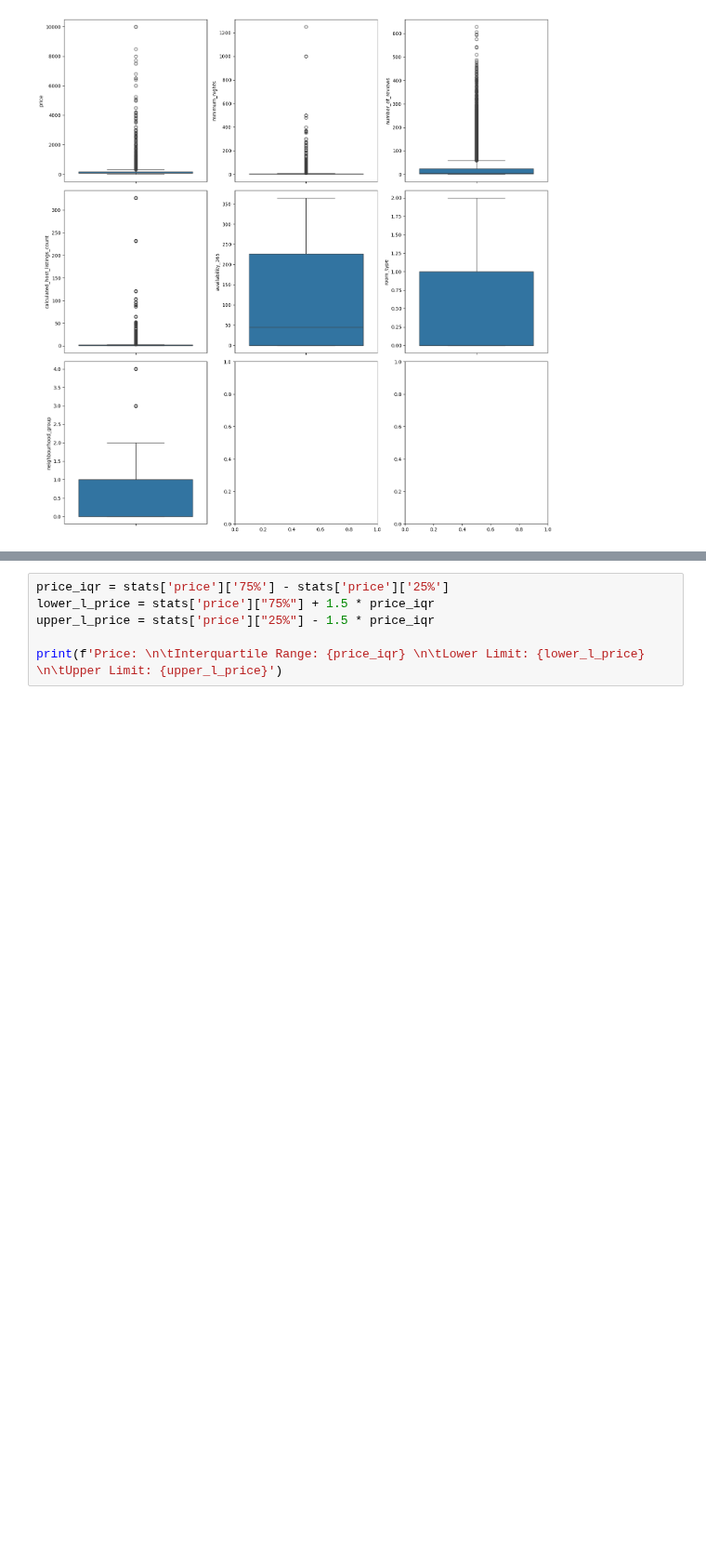
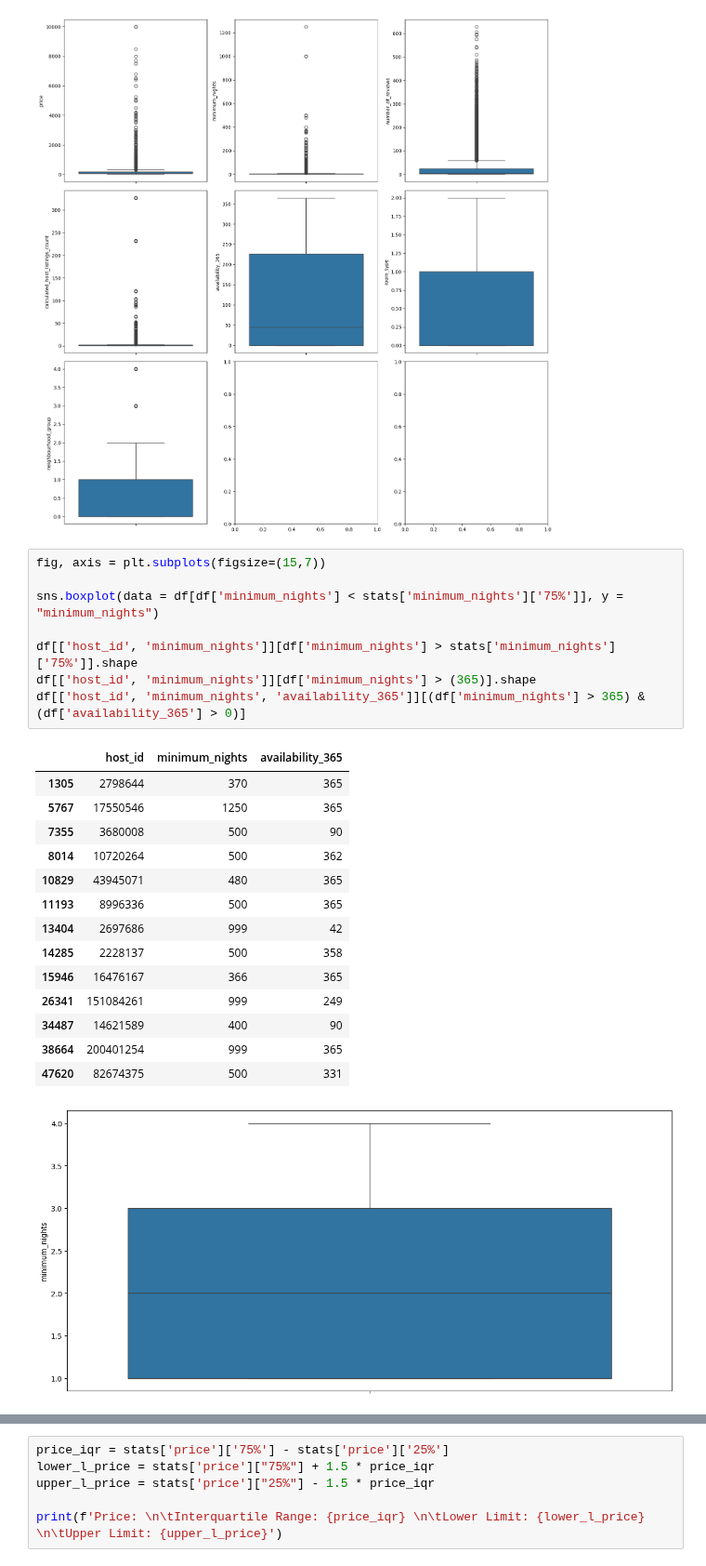
Before and after one commit to Diegomca98/4geeks-ml-template-prjs, a Jupyter notebook: src/explore.ipynb, the cells around one changed output, grey strips where cells are left out. Shown at 93% size. Saved outputs shown, nothing was run; the diff lists cells and outputs as text; blank space fills up the shorter version.

```diff
--- a/src/explore.ipynb
+++ b/src/explore.ipynb
@@ -391,3 +391,27 @@ plt.tight_layout()
 plt.show()
 # %% [output]
 [figure]
+# %%
+fig, axis = plt.subplots(figsize=(15,7))
+
+sns.boxplot(data = df[df['minimum_nights'] < stats['minimum_nights']['75%']], y = "minimum_nights")
+
+df[['host_id', 'minimum_nights']][df['minimum_nights'] > stats['minimum_nights']['75%']].shape
+df[['host_id', 'minimum_nights']][df['minimum_nights'] > (365)].shape
+df[['host_id', 'minimum_nights', 'availability_365']][(df['minimum_nights'] > 365) & (df['availability_365'] > 0)]
+# %% [output]
+|  | host_id | minimum_nights | availability_365 |
+| 1305 | 2798644 | 370 | 365 |
+| 5767 | 17550546 | 1250 | 365 |
+| 7355 | 3680008 | 500 | 90 |
+| 8014 | 10720264 | 500 | 362 |
+| 10829 | 43945071 | 480 | 365 |
+| 11193 | 8996336 | 500 | 365 |
+| 13404 | 2697686 | 999 | 42 |
+| 14285 | 2228137 | 500 | 358 |
+| 15946 | 16476167 | 366 | 365 |
+| 26341 | 151084261 | 999 | 249 |
+| 34487 | 14621589 | 400 | 90 |
+| 38664 | 200401254 | 999 | 365 |
+| 47620 | 82674375 | 500 | 331 |
+[figure, added]
```
Also changed, not shown: parts of 5 cells of this notebook.
